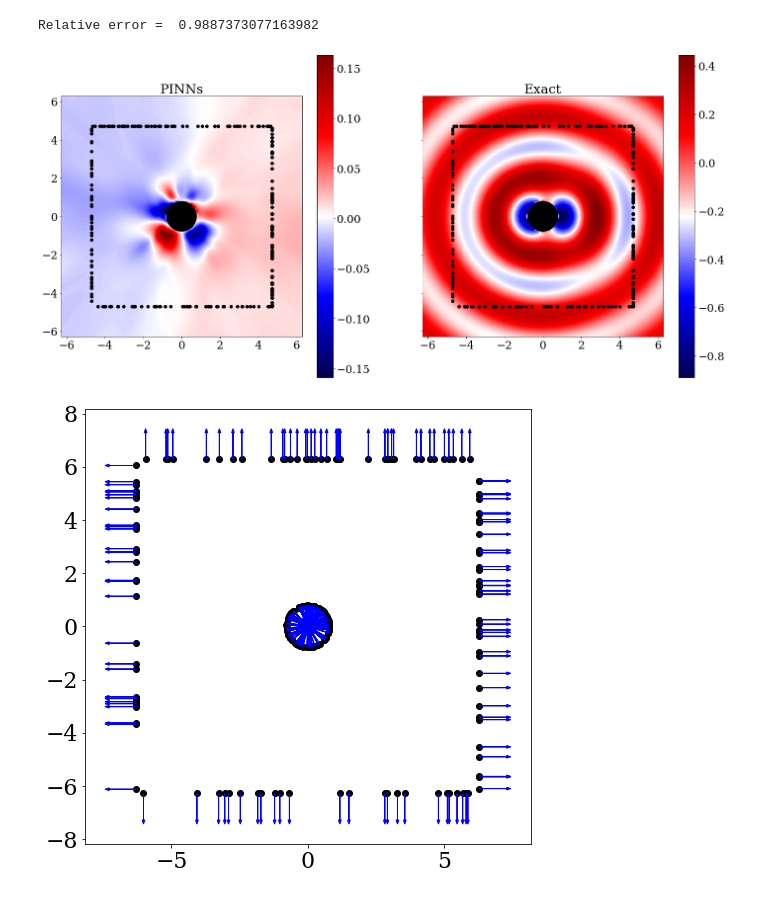
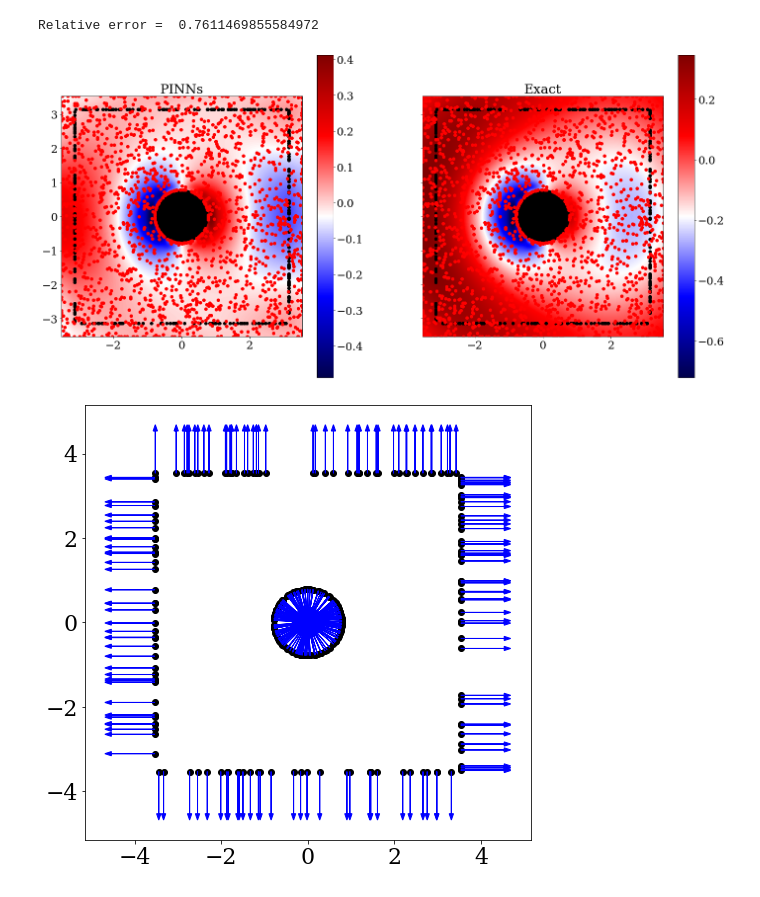
Before and after one commit to pescap/ScattPINNs, a Jupyter notebook: examples/forward/PML-dev1.ipynb, the cells around one changed output. Drawn from its saved outputs; the diff is of its cells as text; code cells hidden in the pictures.

```diff
--- a/examples/forward/PML-dev1.ipynb
+++ b/examples/forward/PML-dev1.ipynb
@@ -9,25 +9,30 @@ from deepxde.backend import tf
 #dde.config.real.set_float32()
 
 # General parameters
-weights = 1
-epochs = 10000
+weights = 10
+epochs = 30000
 learning_rate = 1e-3
 #(3,350)
-num_dense_layers = 3
+num_dense_layers = 4
 num_dense_nodes = 350
-activation = "tanh"
+activation = "sin"
 
 # Problem parameters
-k0 = 2
+k0 = 1
 wave_len = 2 * np.pi / k0
 
-length = 3 * np.pi
-R = np.pi / 4
-n_wave = 10
+#length = 3 * np.pi
+length = wave_len
+
+#R = np.pi / 4
+R = wave_len / 8
+
+n_wave = 40
 h_elem = wave_len / n_wave
 nx = int(length / h_elem)
 
-d_absorb = np.pi
+#d_absorb = np.pi
+d_absorb = wave_len / 8
 length_pml = length + d_absorb
 
 # Constantes del PML
@@ -147,10 +152,7 @@ def pde(x, y):
         +  omega * y0
     )
     loss_y1 = (
-        #(A1 * dImE_xx + A2 * dImE_x + A3 * dImE_yy + A4 * dImE_y) / OMEGA
-        #+ (B1 * dReE_xx + B2 * dReE_x + B3 * dReE_yy + B4 * dReE_y) / OMEGA
-        #+ eps * OMEGA * ImE
-        (A1 * y1_xx  + A2 * y1_x + A3 * y1_yy + A4 * y1_y) /omega
+        (A1 * y1_xx  + A2 * y1_x + A3 * y1_yy + A4 * y1_y) / omega
         + (B1 * y0_xx  + B2 * y0_x + B3 * y0_yy + B4 * y0_y) /omega
         +  omega * y1
     )
@@ -227,7 +229,7 @@ data = dde.data.PDE(
     pde,
     bcs,
     num_domain=nx**2,
-    num_boundary=8 * nx,
+    num_boundary= 16 * nx,
     num_test=5 * nx**2,
     solution=sol,
 )
@@ -237,7 +239,7 @@ net = dde.maps.FNN(
 model = dde.Model(data, net)
 
 model.compile(
-    "adam", lr=learning_rate, loss_weights=loss_weights, metrics=["l2 relative error"]
+    "adam", lr=learning_rate, loss_weights=loss_weights, metrics=["nanl2 relative error"]
 )
 losshistory, train_state = model.train(epochs=epochs)
 
@@ -342,35 +344,43 @@ fig, (ax1, ax2) = plt.subplots(1, 2, sharey=True, figsize = (24,12))
 
 pcm = ax1.imshow(np.fliplr(np.imag(u_sca)).T,
            extent=[-length_pml/2, length_pml/2., -length_pml/2, length_pml/2],
            cmap=plt.cm.get_cmap('seismic'), interpolation='spline16', label='PINN')
 
 circle = plt.Circle((0., 0.), R, color='black', fill=True)
 ax1.add_patch(circle)
 #ax1.axis('off')
 fig.colorbar(pcm, ax = ax1)
 
 pcm = ax2.imshow(np.fliplr(np.imag(u_exact)).T,
            extent=[-length_pml/2, length_pml/2., -length_pml/2, length_pml/2],
            cmap=plt.cm.get_cmap('seismic'), interpolation='spline16', label = 'Exact')
 
 circle = plt.Circle((0., 0.), R, color='black', fill=True)
 ax2.add_patch(circle)
 
 outer = dde.geometry.Rectangle([-length  / 2, -length / 2], [length / 2, length / 2])
 
 x = outer.random_boundary_points(8 * nx)
 ax1.scatter(x[:,0], x[:,1], color = 'k')
 ax2.scatter(x[:,0], x[:,1], color = 'k')
 
+x = geom.random_boundary_points(8 * nx)
+ax1.scatter(x[:,0], x[:,1], color = 'r')
+ax2.scatter(x[:,0], x[:,1], color = 'r')
+
+x = geom.random_points(nx * nx)
+ax1.scatter(x[:,0], x[:,1], color = 'r')
+ax2.scatter(x[:,0], x[:,1], color = 'r')
+
 #ax1.axis('off')
 ax1.set_title('PINNs')
 ax2.set_title('Exact')
 fig.colorbar(pcm, ax = ax2)
 
 plt.savefig('img.png')
 # %% [output]
-Relative error =  0.9887373077163982
+Relative error =  0.7611469855584972
-[figure, old version]
+[figure, new version]
 # %%
 x = geom.random_boundary_points(8 * nx)
 normal = geom.boundary_normal(x)
@@ -381,4 +391,4 @@ npts = x.shape[0]
 for i in range(npts):
     plt.arrow(x[i,0], x[i,1], normal[i,0], normal[i,1], color = 'b', head_width = .1)
 # %% [output]
-[figure, old version]
+[figure, new version]
```
Also changed, not shown: parts of 1 cell of this notebook, 5 other files.
